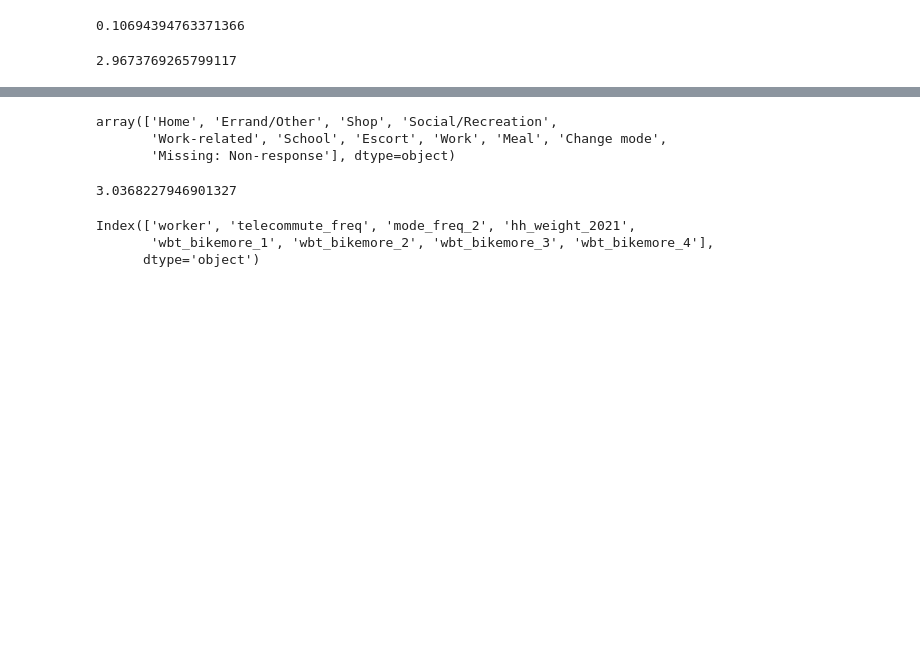
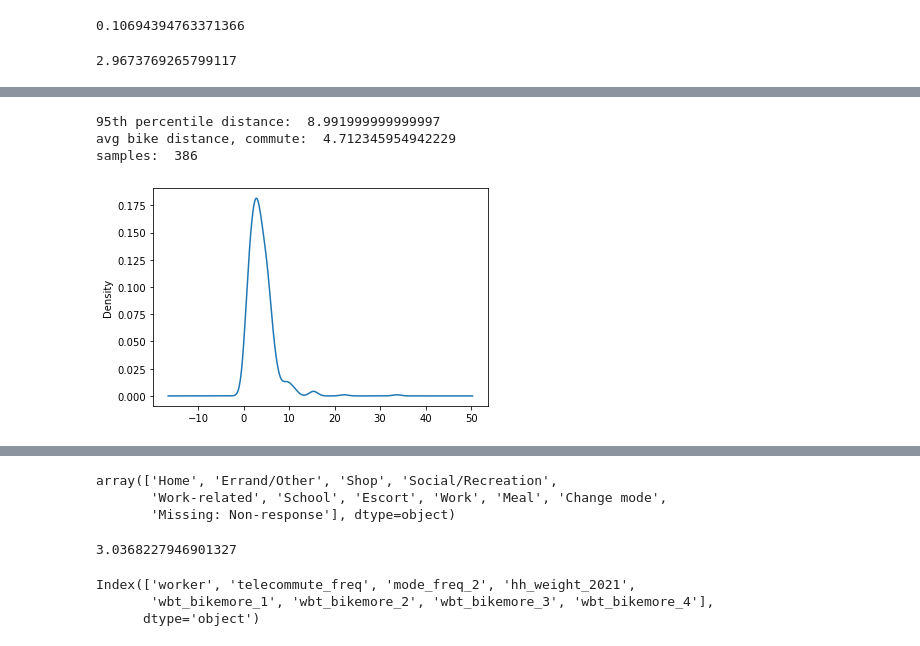
Before and after one commit to psrc/travel-modeling, a Jupyter notebook: air_quality/project_level_tool/survey_data_17_19.ipynb, the cells around one changed output, grey strips where cells are left out. Saved outputs shown, nothing was run; the diff lists cells and outputs as text; code cells hidden in the pictures; blank space fills up the shorter version.

```diff
--- a/air_quality/project_level_tool/survey_data_17_19.ipynb
+++ b/air_quality/project_level_tool/survey_data_17_19.ipynb
@@ -249,0 +333,27 @@ avg walk distance:  0.5904344887298393
+# %%
+# Average bike trip length, commuting
+bike_df = df[df['mode_simple'] == 'Bike']
+
+# Exclude trips to exercise and trips that have the same origin and destination parcel
+bike_df = bike_df[bike_df['dest_purpose_cat'] != 'Social/Recreation']
+bike_df = bike_df[((bike_df['origin_purpose_cat'] == 'Home') & (bike_df['dest_purpose_cat'] == 'Work')) |
+   ((bike_df['dest_purpose_cat'] == 'Home') & (bike_df['origin_purpose_cat'] == 'Work'))]
+
+# Exclude trips to and from same parcel
+bike_df = bike_df[bike_df['origin_parcel_dim_id'] != bike_df['dest_parcel_dim_id']]
+
+bike_df['travdist'].plot.kde()
+
+# Exclude long tail of trips; find the 95th percentile distance (95% of trips shorter than this distance)
+percentile_95 = bike_df['travdist'].describe(percentiles=[0.95])['95%']
+print("95th percentile distance: ", percentile_95)
+bike_df = bike_df[bike_df['travdist'] < percentile_95]
+
+avg_dist = bike_df['wt_dist'].sum()/bike_df['trexpfac'].sum()
+print("avg bike distance, commute: ", avg_dist)
+print("samples: ", len(bike_df))
+# %% [output]
+95th percentile distance:  8.991999999999997
+avg bike distance, commute:  4.712345954942229
+samples:  386
+[figure, added]
```
Also changed, not shown: parts of 11 cells of this notebook.
